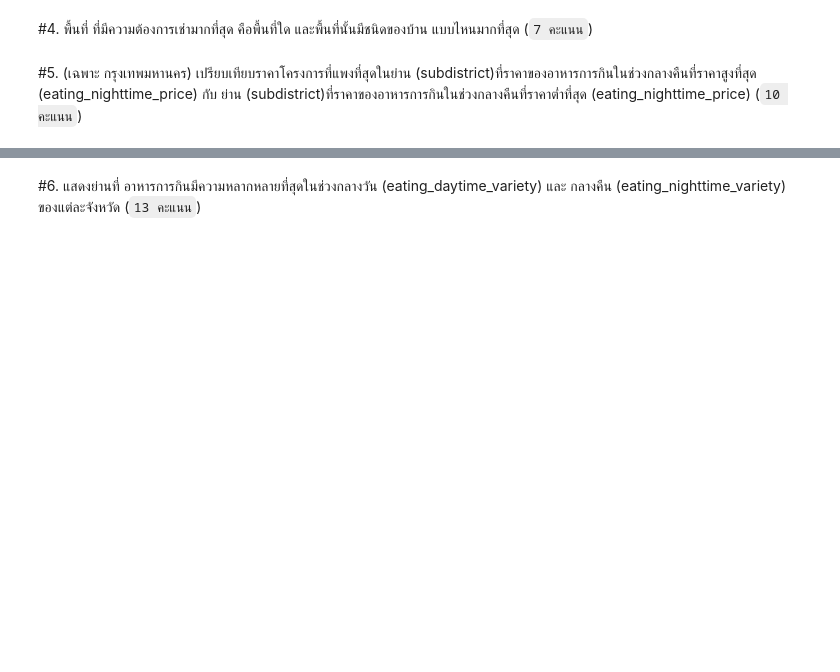
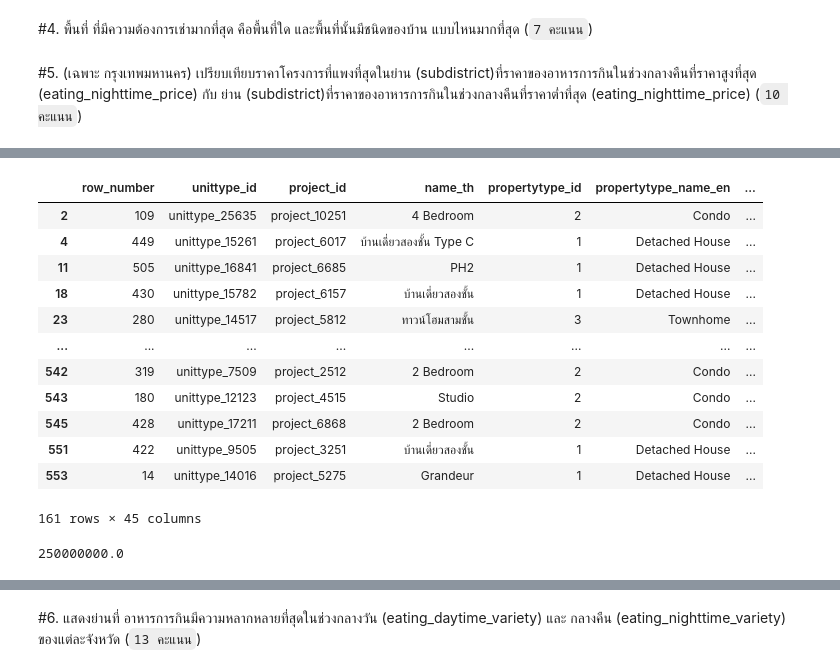
Before and after one commit to Praewphat/BasicProg_DataViz65, a Jupyter notebook: midterm65.ipynb, the cells around one changed output, grey strips where cells are left out. Cells and saved outputs as stored; diff of their text form; code cells hidden in the pictures; blank space fills up the shorter version.

```diff
--- a/midterm65.ipynb
+++ b/midterm65.ipynb
@@ -354,0 +338,21 @@ eat[eat['province_name_th']=='ขอนแก่น'].max()
+# %%
+bkk = unit_eat[unit_eat['province_name_th']=='กรุงเทพมหานคร']
+bkk
+# %% [output]
+|  | row_number | unittype_id | project_id | name_th | propertytype_id | propertytype_name_en | ... |
+| 2 | 109 | unittype_25635 | project_10251 | 4 Bedroom | 2 | Condo | ... |
+| 4 | 449 | unittype_15261 | project_6017 | บ้านเดี่ยวสองชั้น Type C | 1 | Detached House | ... |
+| 11 | 505 | unittype_16841 | project_6685 | PH2 | 1 | Detached House | ... |
+| 18 | 430 | unittype_15782 | project_6157 | บ้านเดี่ยวสองชั้น | 1 | Detached House | ... |
+| 23 | 280 | unittype_14517 | project_5812 | ทาวน์โฮมสามชั้น | 3 | Townhome | ... |
+| ... | ... | ... | ... | ... | ... | ... | ... |
+| 542 | 319 | unittype_7509 | project_2512 | 2 Bedroom | 2 | Condo | ... |
+| 543 | 180 | unittype_12123 | project_4515 | Studio | 2 | Condo | ... |
+| 545 | 428 | unittype_17211 | project_6868 | 2 Bedroom | 2 | Condo | ... |
+| 551 | 422 | unittype_9505 | project_3251 | บ้านเดี่ยวสองชั้น | 1 | Detached House | ... |
+| 553 | 14 | unittype_14016 | project_5275 | Grandeur | 1 | Detached House | ... |
+161 rows × 45 columns
+# %%
+bkk ['price_min'].max()
+# %% [output]
+250000000.0
```
Also changed, not shown: parts of 43 cells of this notebook.
